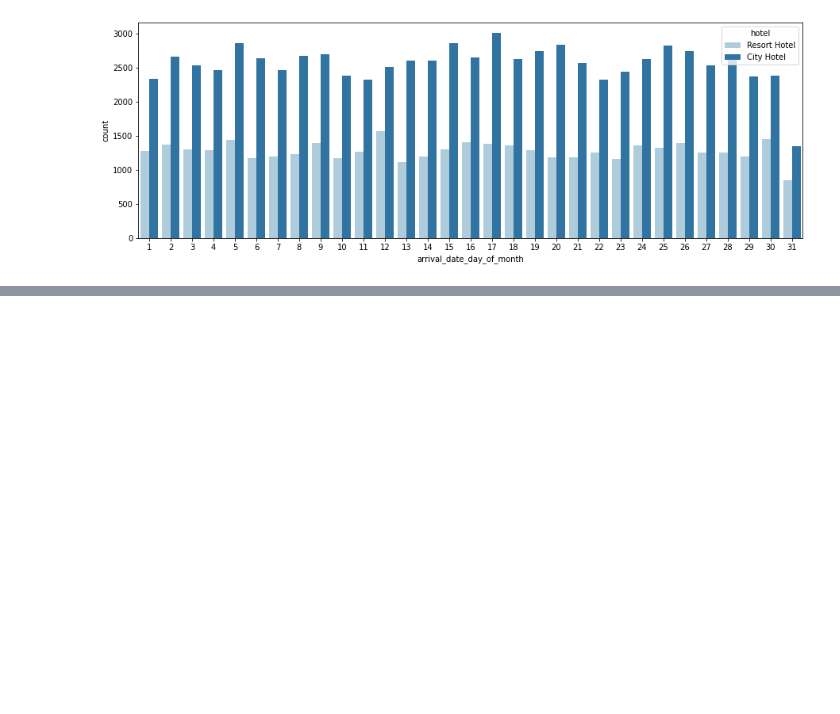
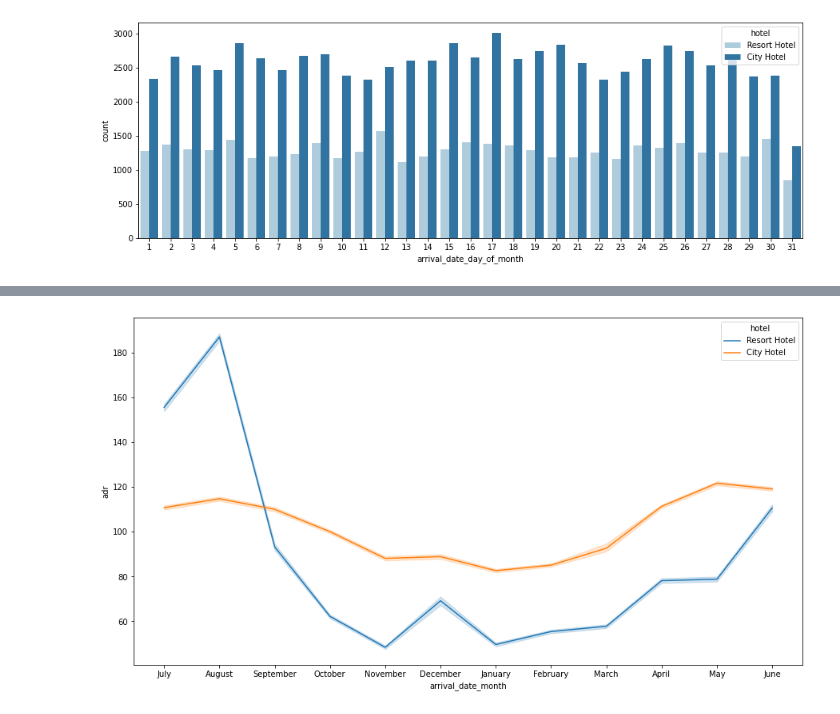
Before and after one commit to Gaurav-Yaduvanshi/Hotel-Booking-Analysis, a Jupyter notebook: Hotel_Booking_Analysis_Individual_Notebook_.ipynb, the cells around one changed output, grey strips where cells are left out. Saved outputs shown, nothing was run; the diff lists cells and outputs as text; code cells hidden in the pictures; blank space fills up the shorter version.

```diff
--- a/Hotel_Booking_Analysis_Individual_Notebook_.ipynb
+++ b/Hotel_Booking_Analysis_Individual_Notebook_.ipynb
@@ -187,0 +223,7 @@ plt.show()
+# %%
+# Q. Which months have cheaper booking rates?
+plt.figure(figsize=(15,8))
+sns.lineplot(data = df,x='arrival_date_month', y='adr', hue='hotel')
+plt.show()
+# %% [output]
+[figure, added]
```
Also changed, not shown: parts of 16 cells of this notebook.
